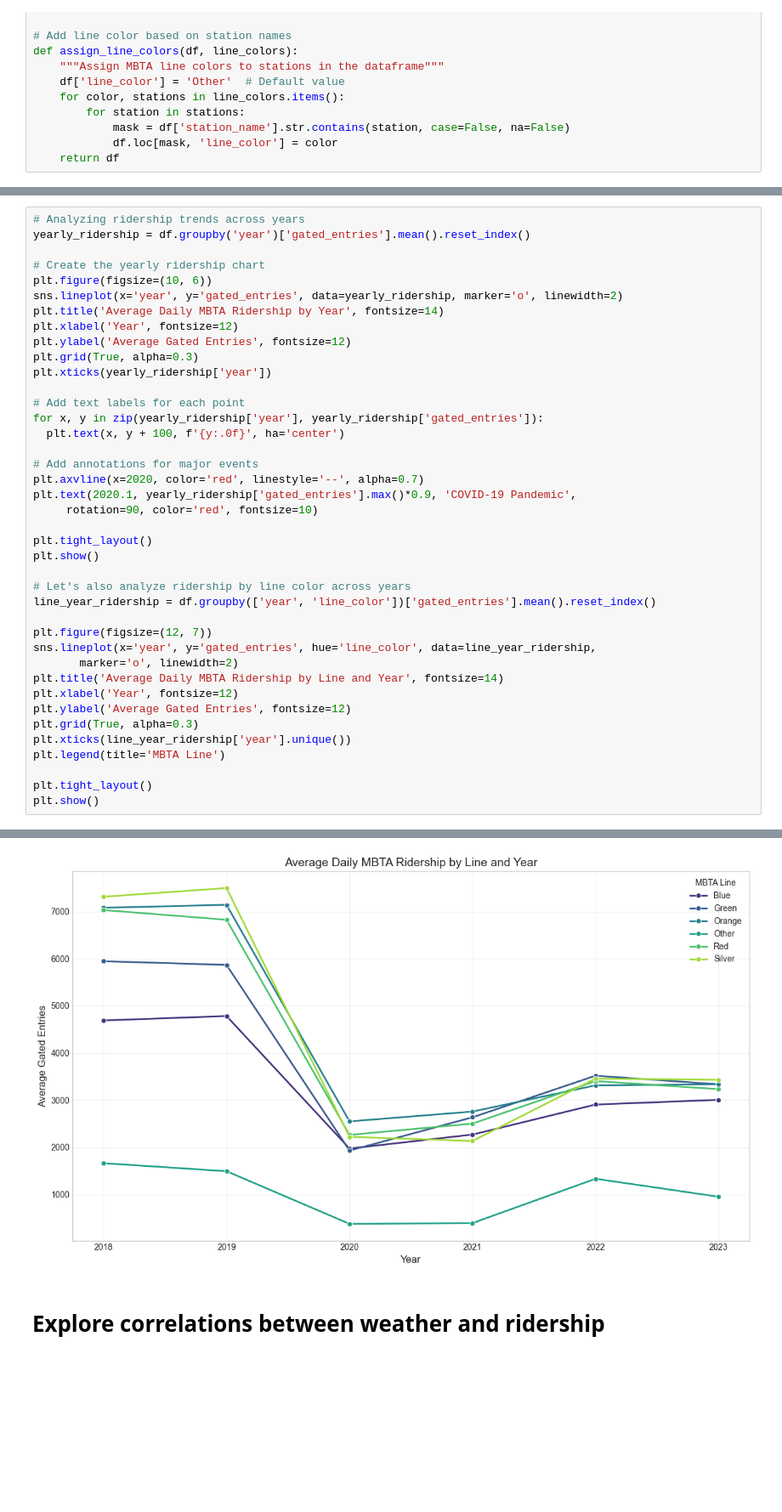
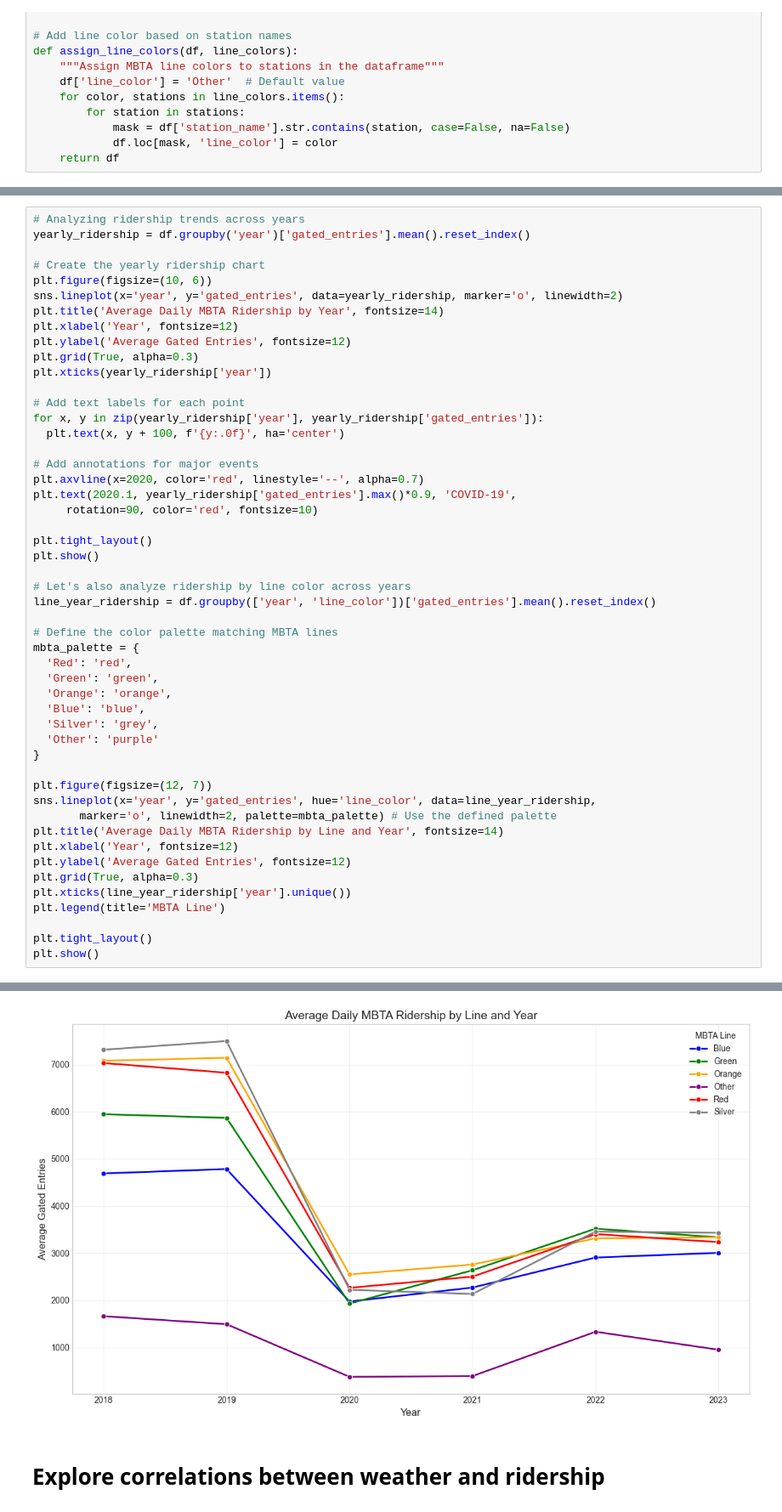
Before and after one commit to Marhvin/CS506-Project, a Jupyter notebook: src/data/initialModels.ipynb, the cells around one changed output, grey strips where cells are left out. Shown at 85% size. Saved outputs shown, nothing was run; the diff lists cells and outputs as text; blank space fills up the shorter version.

Commit message:
adjust line colors

```diff
--- a/src/data/initialModels.ipynb
+++ b/src/data/initialModels.ipynb
@@ -95,36 +95,46 @@ plt.ylabel('Average Gated Entries', fontsize=12)
 plt.grid(True, alpha=0.3)
 plt.xticks(yearly_ridership['year'])
 
 # Add text labels for each point
 for x, y in zip(yearly_ridership['year'], yearly_ridership['gated_entries']):
   plt.text(x, y + 100, f'{y:.0f}', ha='center')
 
 # Add annotations for major events
 plt.axvline(x=2020, color='red', linestyle='--', alpha=0.7)
-plt.text(2020.1, yearly_ridership['gated_entries'].max()*0.9, 'COVID-19 Pandemic',
+plt.text(2020.1, yearly_ridership['gated_entries'].max()*0.9, 'COVID-19',
      rotation=90, color='red', fontsize=10)
 
 plt.tight_layout()
 plt.show()
 
 # Let's also analyze ridership by line color across years
 line_year_ridership = df.groupby(['year', 'line_color'])['gated_entries'].mean().reset_index()
 
+# Define the color palette matching MBTA lines
+mbta_palette = {
+  'Red': 'red',
+  'Green': 'green',
+  'Orange': 'orange',
+  'Blue': 'blue',
+  'Silver': 'grey',
+  'Other': 'purple'
+}
+
 plt.figure(figsize=(12, 7))
 sns.lineplot(x='year', y='gated_entries', hue='line_color', data=line_year_ridership,
-       marker='o', linewidth=2)
+       marker='o', linewidth=2, palette=mbta_palette) # Use the defined palette
 plt.title('Average Daily MBTA Ridership by Line and Year', fontsize=14)
 plt.xlabel('Year', fontsize=12)
 plt.ylabel('Average Gated Entries', fontsize=12)
 plt.grid(True, alpha=0.3)
 plt.xticks(line_year_ridership['year'].unique())
 plt.legend(title='MBTA Line')
 
 plt.tight_layout()
 plt.show()
 # %% [output]
 [figure]
-[figure, old version]
+[figure, new version]
 # %% [markdown]
 # Explore correlations between weather and ridership
 # %%
```
Also changed, not shown: parts of 4 cells of this notebook.
